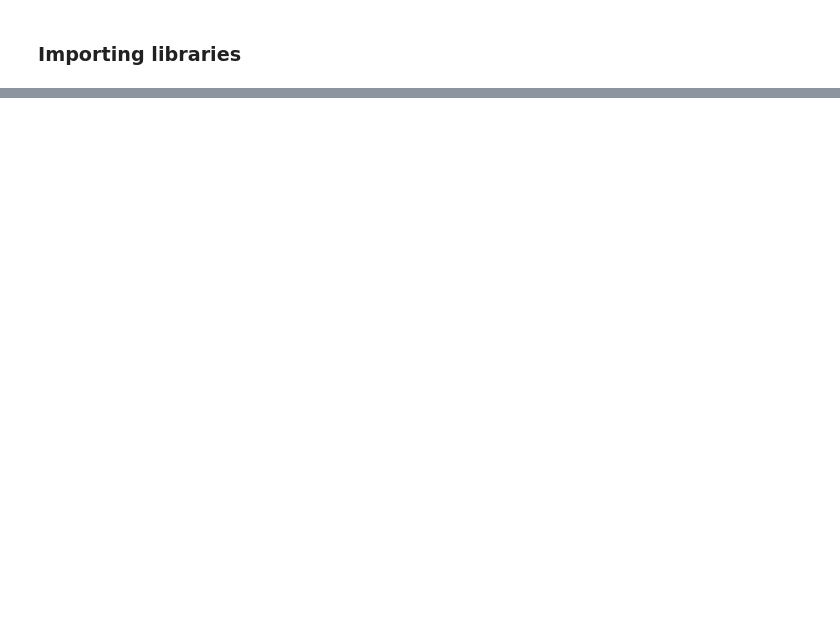
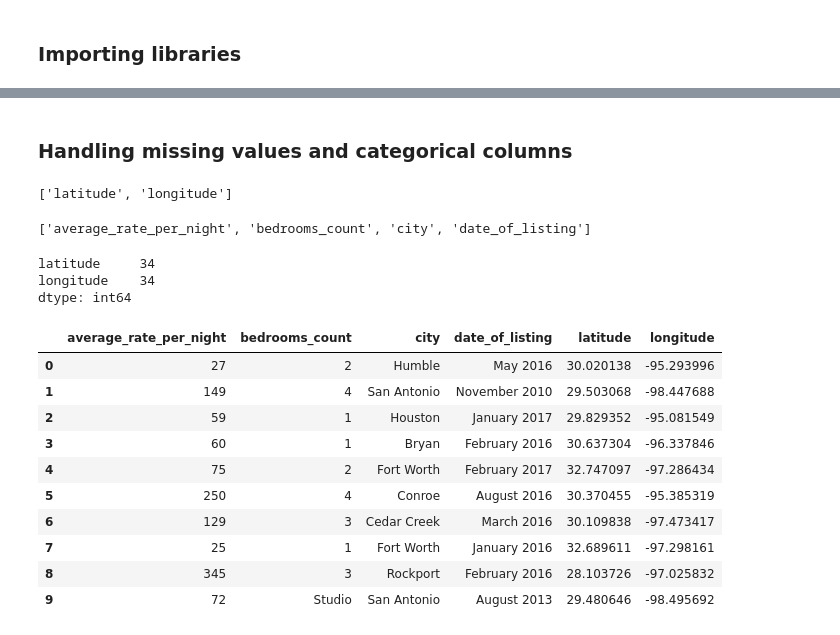
Before and after one commit to hossein-rahmati/Airbnb-property-dataset, a Jupyter notebook: Airbnb_property.ipynb, the cells around one changed output, grey strips where cells are left out. Cells and saved outputs as stored; diff of their text form; code cells hidden in the pictures; blank space fills up the shorter version.

```diff
--- a/Airbnb_property.ipynb
+++ b/Airbnb_property.ipynb
@@ -22,0 +122,2 @@ import seaborn as sns
+# %% [markdown]
+### Handling missing values and categorical columns
@@ -22,0 +126,4 @@ import seaborn as sns
+# %%
+numerical_columns
+# %% [output]
+['latitude', 'longitude']
@@ -22,0 +132,26 @@ import seaborn as sns
+# %%
+categorical_columns
+# %% [output]
+['average_rate_per_night', 'bedrooms_count', 'city', 'date_of_listing']
+# %%
+ds[numerical_columns].isnull().sum()
+# %% [output]
+latitude     34
+longitude    34
+dtype: int64
+# %%
+ds["average_rate_per_night"] = ds['average_rate_per_night'].str.replace('$', '')
+# %%
+ds.head(10)
+# %% [output]
+|  | average_rate_per_night | bedrooms_count | city | date_of_listing | latitude | longitude |
+| 0 | 27 | 2 | Humble | May 2016 | 30.020138 | -95.293996 |
+| 1 | 149 | 4 | San Antonio | November 2010 | 29.503068 | -98.447688 |
+| 2 | 59 | 1 | Houston | January 2017 | 29.829352 | -95.081549 |
+| 3 | 60 | 1 | Bryan | February 2016 | 30.637304 | -96.337846 |
+| 4 | 75 | 2 | Fort Worth | February 2017 | 32.747097 | -97.286434 |
+| 5 | 250 | 4 | Conroe | August 2016 | 30.370455 | -95.385319 |
+| 6 | 129 | 3 | Cedar Creek | March 2016 | 30.109838 | -97.473417 |
+| 7 | 25 | 1 | Fort Worth | January 2016 | 32.689611 | -97.298161 |
+| 8 | 345 | 3 | Rockport | February 2016 | 28.103726 | -97.025832 |
+| 9 | 72 | Studio | San Antonio | August 2013 | 29.480646 | -98.495692 |
```
Also changed, not shown: parts of 41 cells of this notebook, 1 other file.
